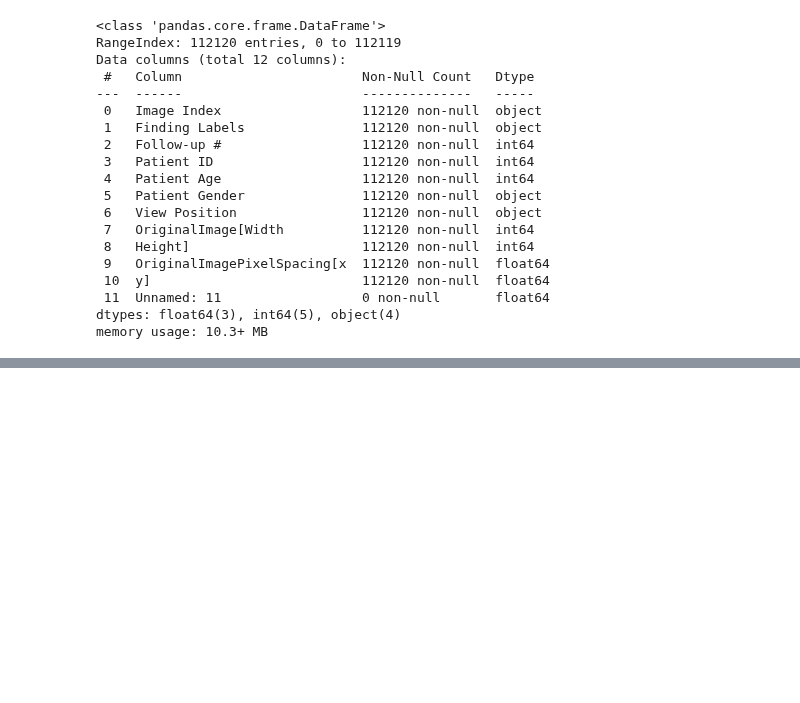
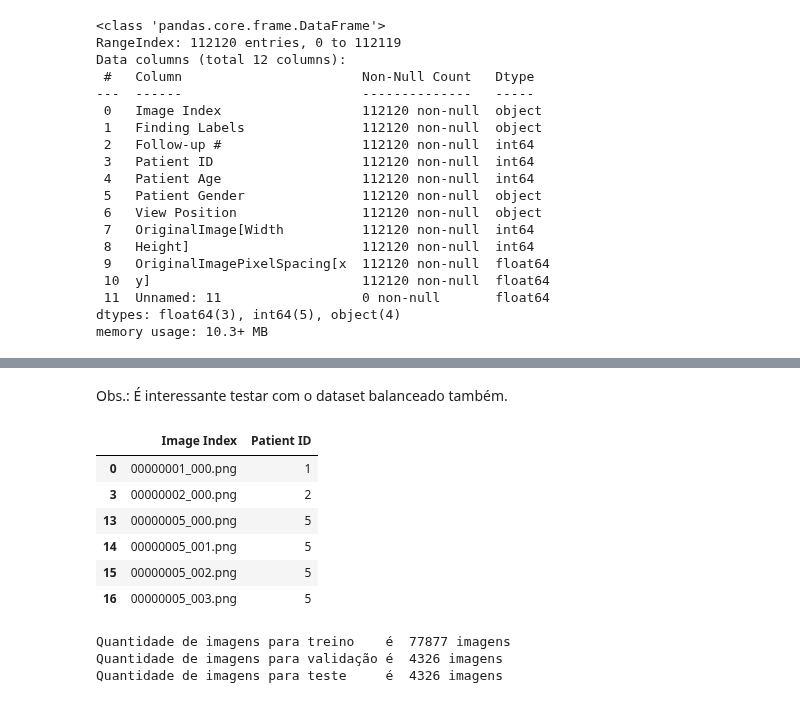
Before and after one commit to LucasLessa1/PIBIC, a Jupyter notebook: NIH-CHEST.ipynb, the cells around one changed output, grey strips where cells are left out. Drawn from its saved outputs; the diff is of its cells as text; code cells hidden in the pictures; blank space fills up the shorter version.

```diff
--- a/NIH-CHEST.ipynb
+++ b/NIH-CHEST.ipynb
@@ -115,0 +140,29 @@ plt.show()
+# %% [markdown]
+Obs.: É interessante testar com o dataset balanceado também.
+# %%
+columns_to_eliminate = [1,2,4,5,6,7,8,9,10,11]  # Eliminate the second column (column at index 1)
+
+# Eliminate columns based on their column number
+filter_df = filtered_df.drop(filtered_df.columns[columns_to_eliminate], axis=1)
+filter_df.head(6)
+# %% [output]
+|  | Image Index | Patient ID |
+| 0 | 00000001_000.png | 1 |
+| 3 | 00000002_000.png | 2 |
+| 13 | 00000005_000.png | 5 |
+| 14 | 00000005_001.png | 5 |
+| 15 | 00000005_002.png | 5 |
+| 16 | 00000005_003.png | 5 |
+# %%
+num_images = len(filter_df)
+num_train=int(num_images*0.9)
+num_test=int(num_images*0.05)
+num_dev=int(num_images*0.05)
+
+print(f'Quantidade de imagens para treino    é  {num_train} imagens')
+print(f'Quantidade de imagens para validação é  {num_test} imagens')
+print(f'Quantidade de imagens para teste     é  {num_dev} imagens')
+# %% [output]
+Quantidade de imagens para treino    é  77877 imagens
+Quantidade de imagens para validação é  4326 imagens
+Quantidade de imagens para teste     é  4326 imagens
```
Also changed, not shown: parts of 13 cells of this notebook.
